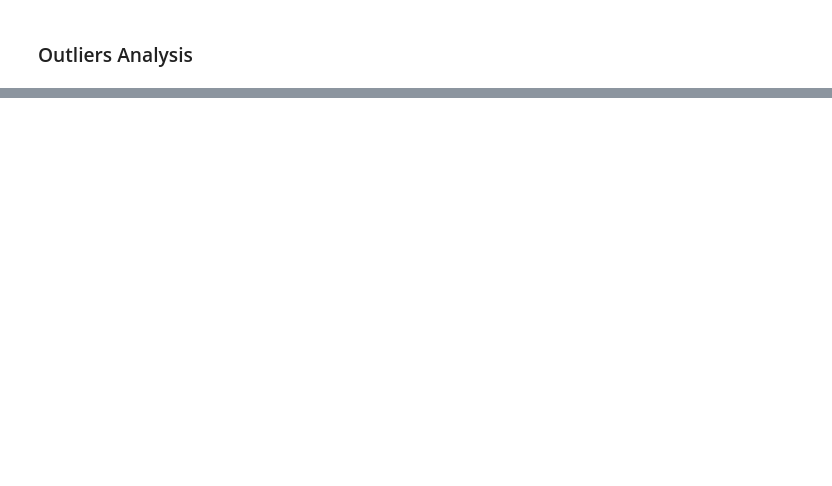
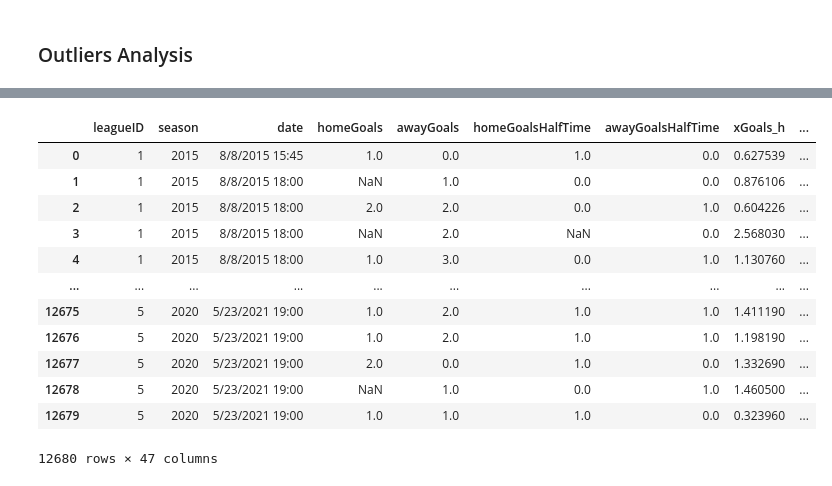
Before and after one commit to Eitan-Bluer/ML_Football_DS18, a Jupyter notebook: EDA_Football_ML_outliers_and_missing_values.ipynb, the cells around one changed output, grey strips where cells are left out. Cells and saved outputs as stored; diff of their text form; code cells hidden in the pictures; blank space fills up the shorter version.

Commit message:
EB _ add outliers analysis

```diff
--- a/EDA_Football_ML_outliers_and_missing_values.ipynb
+++ b/EDA_Football_ML_outliers_and_missing_values.ipynb
@@ -115,23 +146,23 @@ mis_val_table_ren_columns
 # %% [markdown]
 ### Outliers Analysis
 # %%
+# Define the outlier detection function
 def outliers_df(df):
-    total_outliers = pd.DataFrame(columns={'Outlier count','Percent'})
+    total_outliers = pd.DataFrame(columns=['Outlier count', 'Percent'])  # Fix column definition
     for col in df:
-        if col != 'host_is_superhost':
-            temp = pd.DataFrame(df[col], columns={col})
+        if col != 'result_h' and df[col].dtype in ['int64', 'float64']:  # Ensure numeric columns only
             Q1 = df[col].quantile(0.25)
             Q3 = df[col].quantile(0.75)
-            upper_limit = Q1 + 1.5 * (Q3-Q1)
-            lower_limit = Q3 - 1.5 * (Q3-Q1)
-            upper_outliers = temp[temp[col] > upper_limit]
-            lower_outliers = temp[temp[col] < lower_limit]
-            temp = upper_outliers.append(lower_outliers)
-            b = "{}".format(col)
-            num = len(temp)
-            total_outliers.loc[b] = [num, num/len(df)*100]
-    return total_outliers[total_outliers['Percent']>0]
+            IQR = Q3 - Q1
+            upper_limit = Q3 + 1.5 * IQR
+            lower_limit = Q1 - 1.5 * IQR
+            num_outliers = ((df[col] > upper_limit) | (df[col] < lower_limit)).sum()
+            percent_outliers = (num_outliers / len(df)) * 100
+            total_outliers.loc[col] = [num_outliers, percent_outliers]
 
-outliers_df = outliers_df(df_num_non_dummy).sort_values('Percent', ascending=False)
-outliers_df
+    return total_outliers[total_outliers['Percent'] > 0]
+
+# Run the function on the dataset
+outliers_result = outliers_df(df_base).sort_values('Percent', ascending=False)
+outliers_result
 # %% [output]
@@ -138,0 +188,27 @@ NameError: name 'df_num_non_dummy' is not defined
+# %%
+def capping(df,outliers_result):
+    temp = df.copy()
+    for col in temp:
+        if col in outliers_result.index:
+            Q1 = temp[col].quantile(0.25)
+            Q3 = temp[col].quantile(0.75)
+            upper_limit = Q1 + 1.5 * (Q3-Q1)
+            lower_limit = Q3 - 1.5 * (Q3-Q1)
+            temp[col] = np.where(temp[col] > upper_limit,np.nan,np.where(temp[col] < lower_limit,np.nan,temp[col]))
+    return temp
+temp = capping(df_base,outliers_result)
+temp
+# %% [output]
+|  | leagueID | season | date | homeGoals | awayGoals | homeGoalsHalfTime | awayGoalsHalfTime | xGoals_h | ... |
+| 0 | 1 | 2015 | 8/8/2015 15:45 | 1.0 | 0.0 | 1.0 | 0.0 | 0.627539 | ... |
+| 1 | 1 | 2015 | 8/8/2015 18:00 | NaN | 1.0 | 0.0 | 0.0 | 0.876106 | ... |
+| 2 | 1 | 2015 | 8/8/2015 18:00 | 2.0 | 2.0 | 0.0 | 1.0 | 0.604226 | ... |
+| 3 | 1 | 2015 | 8/8/2015 18:00 | NaN | 2.0 | NaN | 0.0 | 2.568030 | ... |
+| 4 | 1 | 2015 | 8/8/2015 18:00 | 1.0 | 3.0 | 0.0 | 1.0 | 1.130760 | ... |
+| ... | ... | ... | ... | ... | ... | ... | ... | ... | ... |
+| 12675 | 5 | 2020 | 5/23/2021 19:00 | 1.0 | 2.0 | 1.0 | 1.0 | 1.411190 | ... |
+| 12676 | 5 | 2020 | 5/23/2021 19:00 | 1.0 | 2.0 | 1.0 | 1.0 | 1.198190 | ... |
+| 12677 | 5 | 2020 | 5/23/2021 19:00 | 2.0 | 0.0 | 1.0 | 0.0 | 1.332690 | ... |
+| 12678 | 5 | 2020 | 5/23/2021 19:00 | NaN | 1.0 | 0.0 | 1.0 | 1.460500 | ... |
+| 12679 | 5 | 2020 | 5/23/2021 19:00 | 1.0 | 1.0 | 1.0 | 0.0 | 0.323960 | ... |
+12680 rows × 47 columns
```
Also changed, not shown: parts of 7 cells of this notebook, 1 other file.
